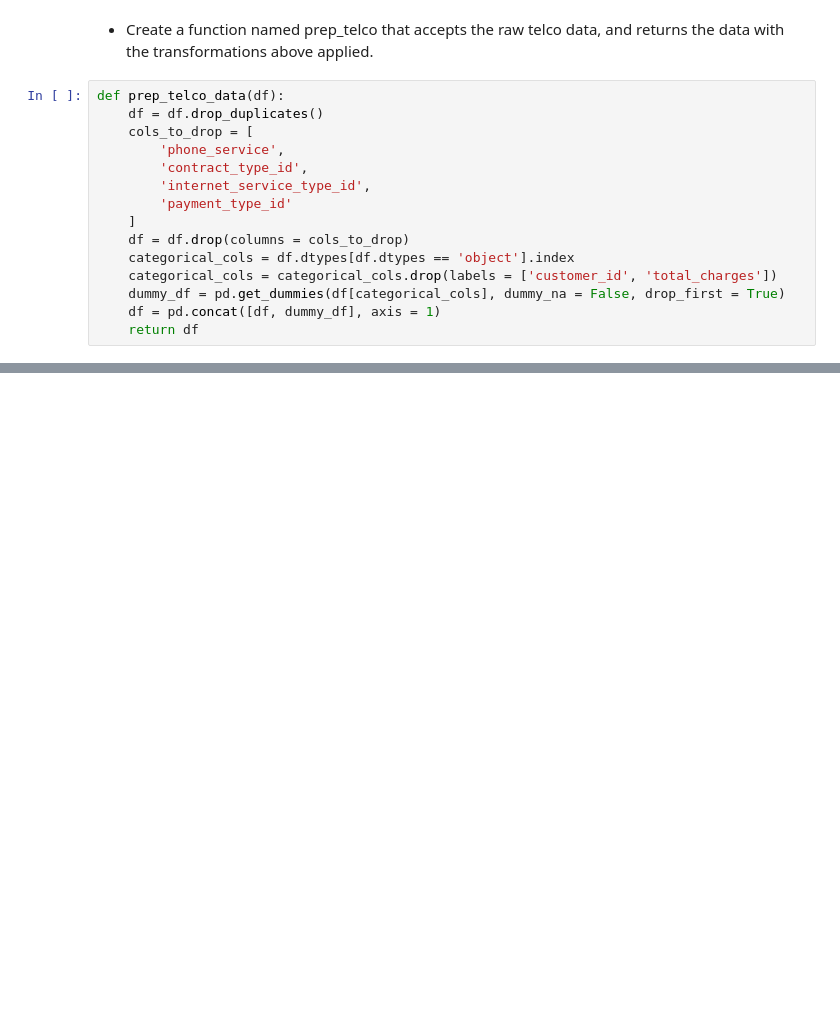
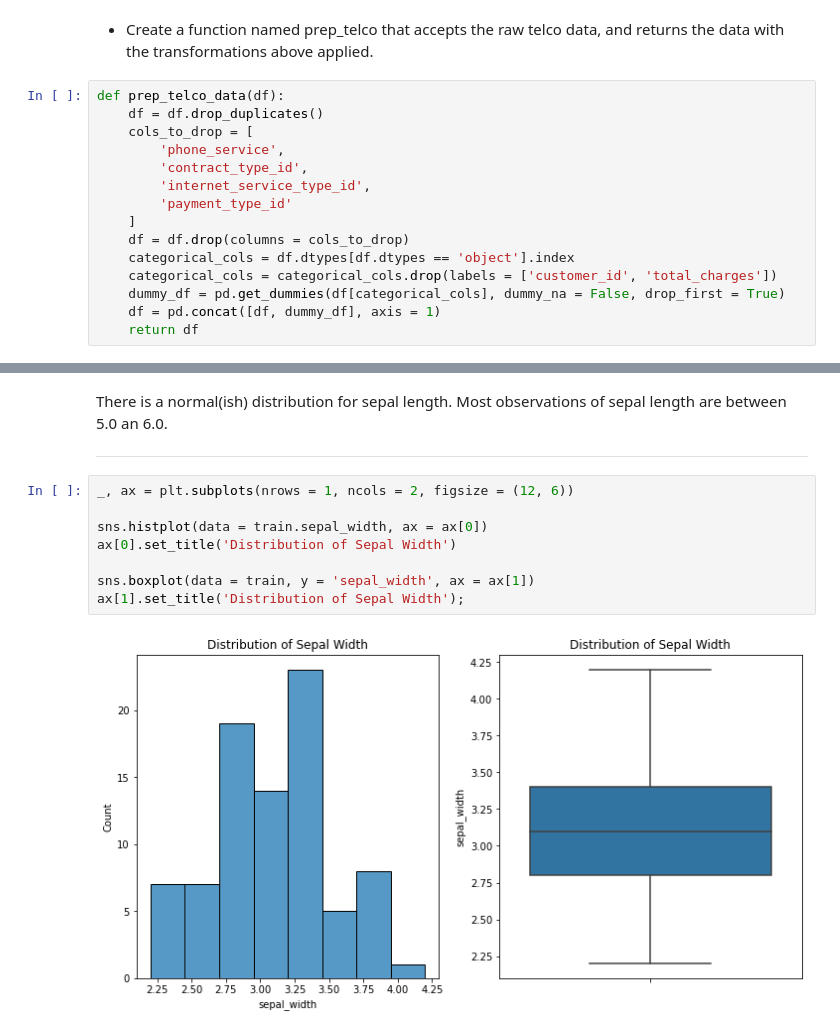
Before and after one commit to alegarcia-dev/classification-exercises, a Jupyter notebook: classification_exercises.ipynb, the cells around one changed output, grey strips where cells are left out. Saved outputs shown, nothing was run; the diff lists cells and outputs as text; blank space fills up the shorter version.

```diff
--- a/classification_exercises.ipynb
+++ b/classification_exercises.ipynb
@@ -668,0 +720,14 @@ def prep_telco_data(df):
+# %% [markdown]
+There is a normal(ish) distribution for sepal length. Most observations of sepal length are between 5.0 an 6.0.
+
+---
+# %%
+_, ax = plt.subplots(nrows = 1, ncols = 2, figsize = (12, 6))
+
+sns.histplot(data = train.sepal_width, ax = ax[0])
+ax[0].set_title('Distribution of Sepal Width')
+
+sns.boxplot(data = train, y = 'sepal_width', ax = ax[1])
+ax[1].set_title('Distribution of Sepal Width');
+# %% [output]
+[figure, added]
```
Also changed, not shown: parts of 58 cells of this notebook.
